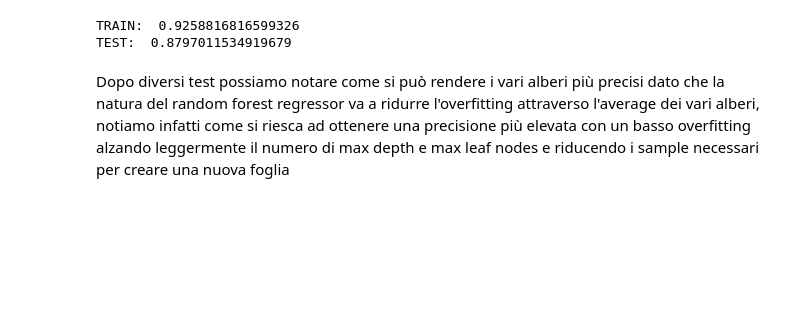
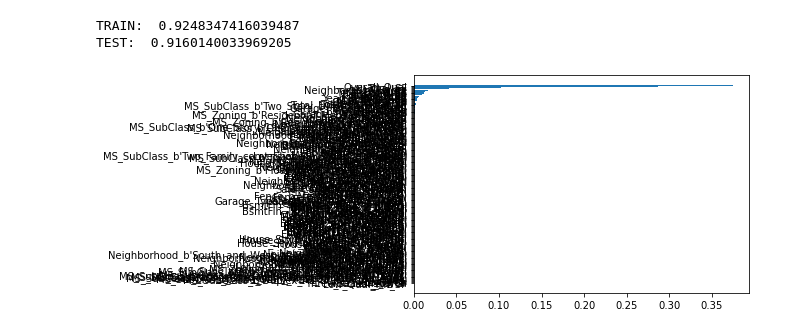
Before and after one commit to RiccardoSale/Ames-Housing-ML-Analysis, a Jupyter notebook: RandomForestRegressor.ipynb, the cells around one changed output. Drawn from its saved outputs; the diff is of its cells as text; code cells hidden in the pictures; blank space fills up the shorter version.

```diff
--- a/RandomForestRegressor.ipynb
+++ b/RandomForestRegressor.ipynb
@@ -22,17 +31,19 @@ Vantaggi: Soffre meno di overfitting in quanto fa l'average tra tutte le predizi
 # %%
+from matplotlib import pyplot as plt
+
 rf_model = RandomForestRegressor(max_leaf_nodes=70, max_depth=10, min_samples_leaf=5, criterion='mae', max_features='auto', bootstrap=True, n_jobs=-1 )
 rf_model.fit(X_train,y_train)
 print("TRAIN: ",rf_model.score(X_train,y_train))
 print("TEST: ",rf_model.score(X_test,y_test))
 
-#f_i = list(zip(X_train.columns,rf_model.feature_importances_))
-#f_i.sort(key = lambda x : x[1])
-#plt.barh([x[0] for x in f_i],[x[1] for x in f_i])
+#Create image based on feature_importances
+f_i = list(zip(X_train.columns,rf_model.feature_importances_))
+f_i.sort(key = lambda x : x[1])
+plt.barh([x[0] for x in f_i],[x[1] for x in f_i])
 
-#plt.rcParams["figure.figsize"]=250,250
-#plt.show()
+plt.rcParams["figure.figsize"]=250,250
+plt.show()
 # %% [output]
-TRAIN:  0.9258816816599326
-TEST:  0.8797011534919679
+TRAIN:  0.9248347416039487
+TEST:  0.9160140033969205
+[figure, added]
-# %% [markdown]
-Dopo diversi test possiamo notare come si può rendere i vari alberi più precisi dato che la natura del random forest regressor va a ridurre l'overfitting attraverso l'average dei vari alberi, notiamo infatti come si riesca ad ottenere una precisione più elevata con un basso overfitting alzando leggermente il numero di max depth e max leaf nodes e riducendo i sample necessari per creare una nuova foglia
```
Also changed, not shown: parts of 14 cells of this notebook, 23 other files.
